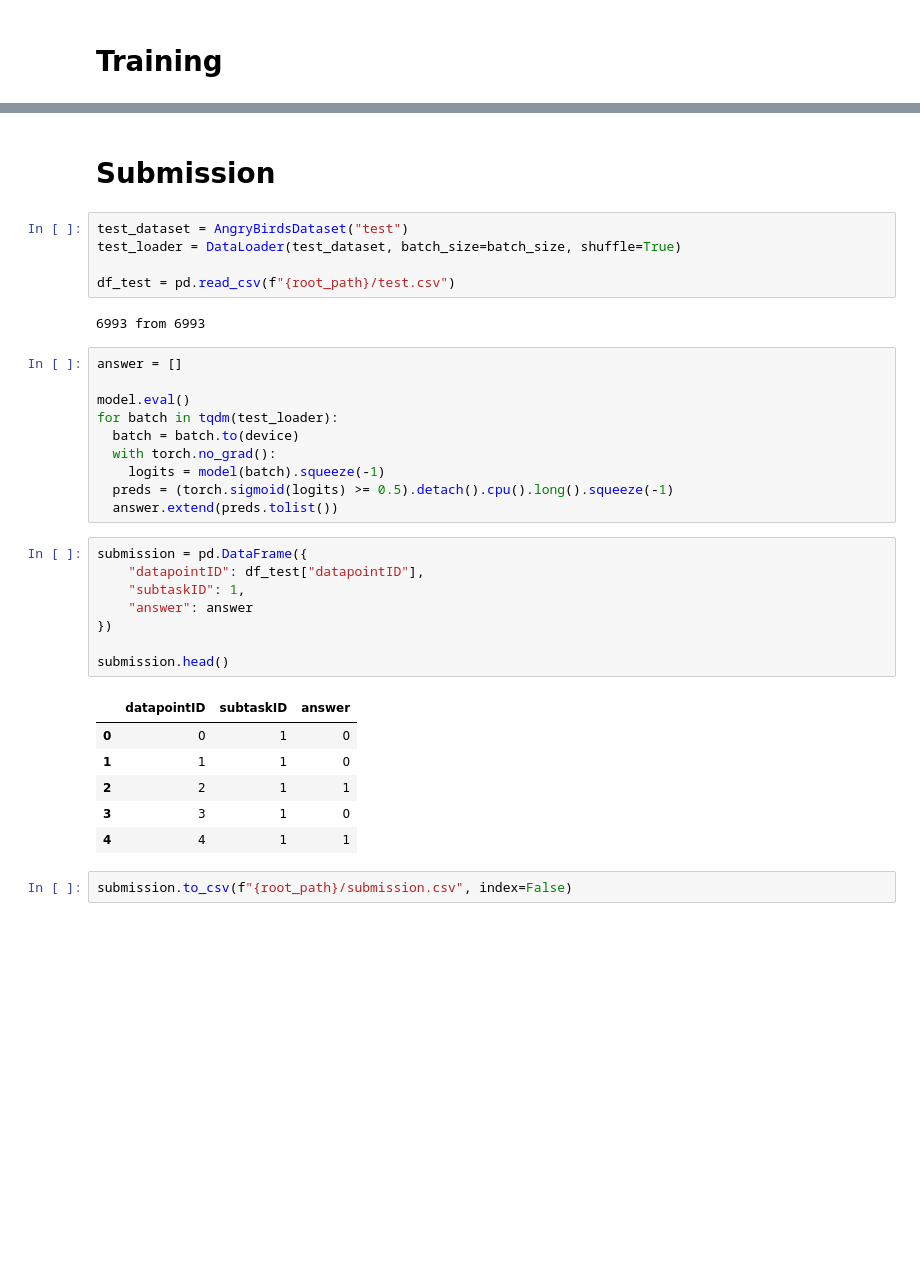
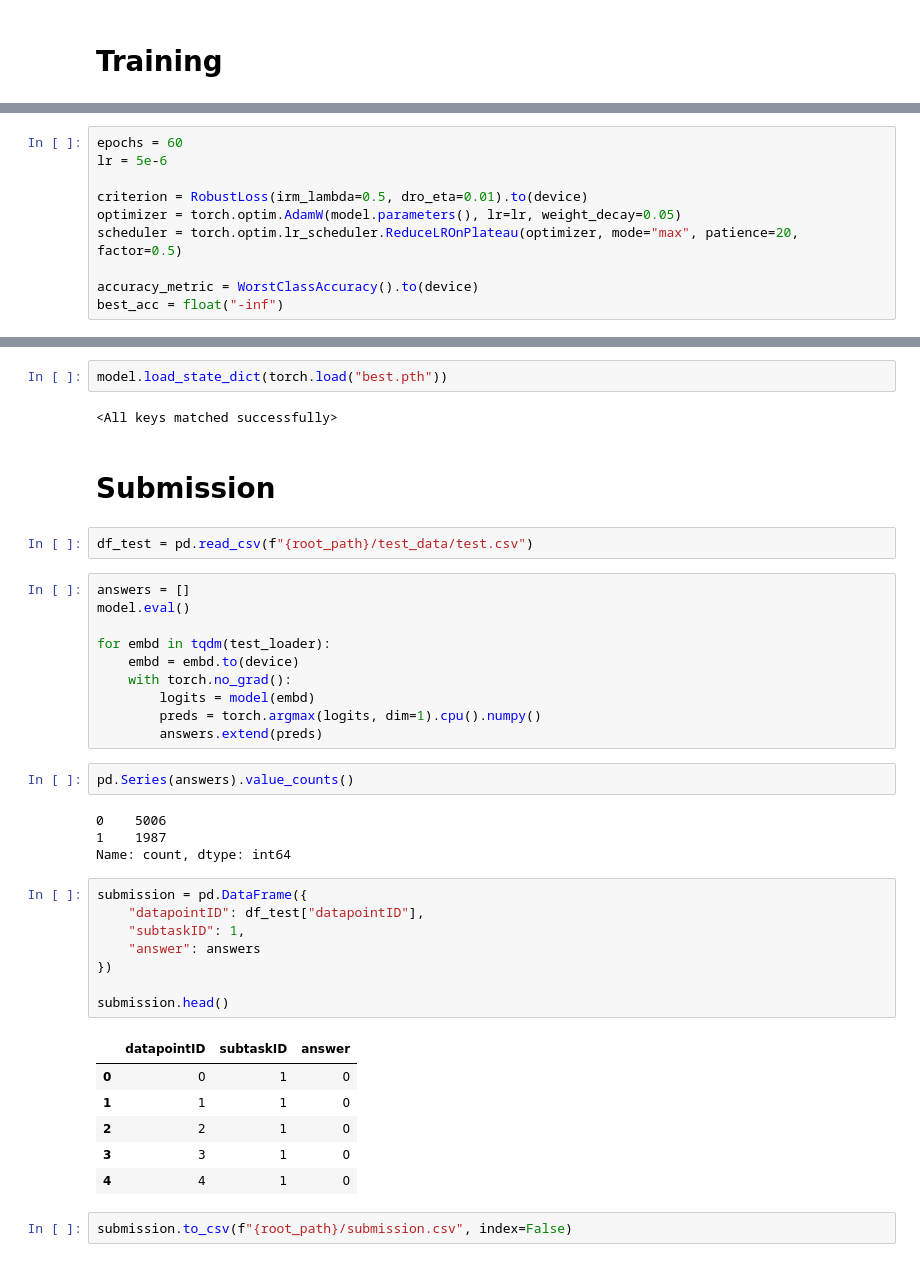
Before and after one commit to stefanasandei/roai-solved, a Jupyter notebook: national-contests/romania/selection_camp/2025/cv/angry-birds/angry-birds.ipynb, the cells around one changed output, grey strips where cells are left out. Saved outputs shown, nothing was run; the diff lists cells and outputs as text; blank space fills up the shorter version.

Commit message:
angry birds solution

```diff
--- a/national-contests/romania/selection_camp/2025/cv/angry-birds/angry-birds.ipynb
+++ b/national-contests/romania/selection_camp/2025/cv/angry-birds/angry-birds.ipynb
@@ -74,0 +185,10 @@ torch.Size([16, 1, 1])
+# %%
+epochs = 60
+lr = 5e-6
+
+criterion = RobustLoss(irm_lambda=0.5, dro_eta=0.01).to(device)
+optimizer = torch.optim.AdamW(model.parameters(), lr=lr, weight_decay=0.05)
+scheduler = torch.optim.lr_scheduler.ReduceLROnPlateau(optimizer, mode="max", patience=20, factor=0.5)
+
+accuracy_metric = WorstClassAccuracy().to(device)
+best_acc = float("-inf")
@@ -75,36 +242,41 @@ torch.Size([16, 1, 1])
+# %%
+model.load_state_dict(torch.load("best.pth"))
+# %% [output]
+<All keys matched successfully>
 # %% [markdown]
 # Submission
 # %%
-test_dataset = AngryBirdsDataset("test")
-test_loader = DataLoader(test_dataset, batch_size=batch_size, shuffle=True)
-
-df_test = pd.read_csv(f"{root_path}/test.csv")
+df_test = pd.read_csv(f"{root_path}/test_data/test.csv")
-# %% [output]
-6993 from 6993
 # %%
-answer = []
+answers = []
+model.eval()
 
-model.eval()
-for batch in tqdm(test_loader):
-  batch = batch.to(device)
-  with torch.no_grad():
-    logits = model(batch).squeeze(-1)
-  preds = (torch.sigmoid(logits) >= 0.5).detach().cpu().long().squeeze(-1)
-  answer.extend(preds.tolist())
+for embd in tqdm(test_loader):
+    embd = embd.to(device)
+    with torch.no_grad():
+        logits = model(embd)
+        preds = torch.argmax(logits, dim=1).cpu().numpy()
+        answers.extend(preds)
+# %%
+pd.Series(answers).value_counts()
+# %% [output]
+0    5006
+1    1987
+Name: count, dtype: int64
 # %%
 submission = pd.DataFrame({
     "datapointID": df_test["datapointID"],
     "subtaskID": 1,
-    "answer": answer
+    "answer": answers
 })
 
 submission.head()
 # %% [output]
 |  | datapointID | subtaskID | answer |
 | 0 | 0 | 1 | 0 |
 | 1 | 1 | 1 | 0 |
-| 2 | 2 | 1 | 1 |
+| 2 | 2 | 1 | 0 |
 | 3 | 3 | 1 | 0 |
-| 4 | 4 | 1 | 1 |
+| 4 | 4 | 1 | 0 |
 # %%
 submission.to_csv(f"{root_path}/submission.csv", index=False)
```
Also changed, not shown: parts of 12 cells of this notebook, 1 other file.
